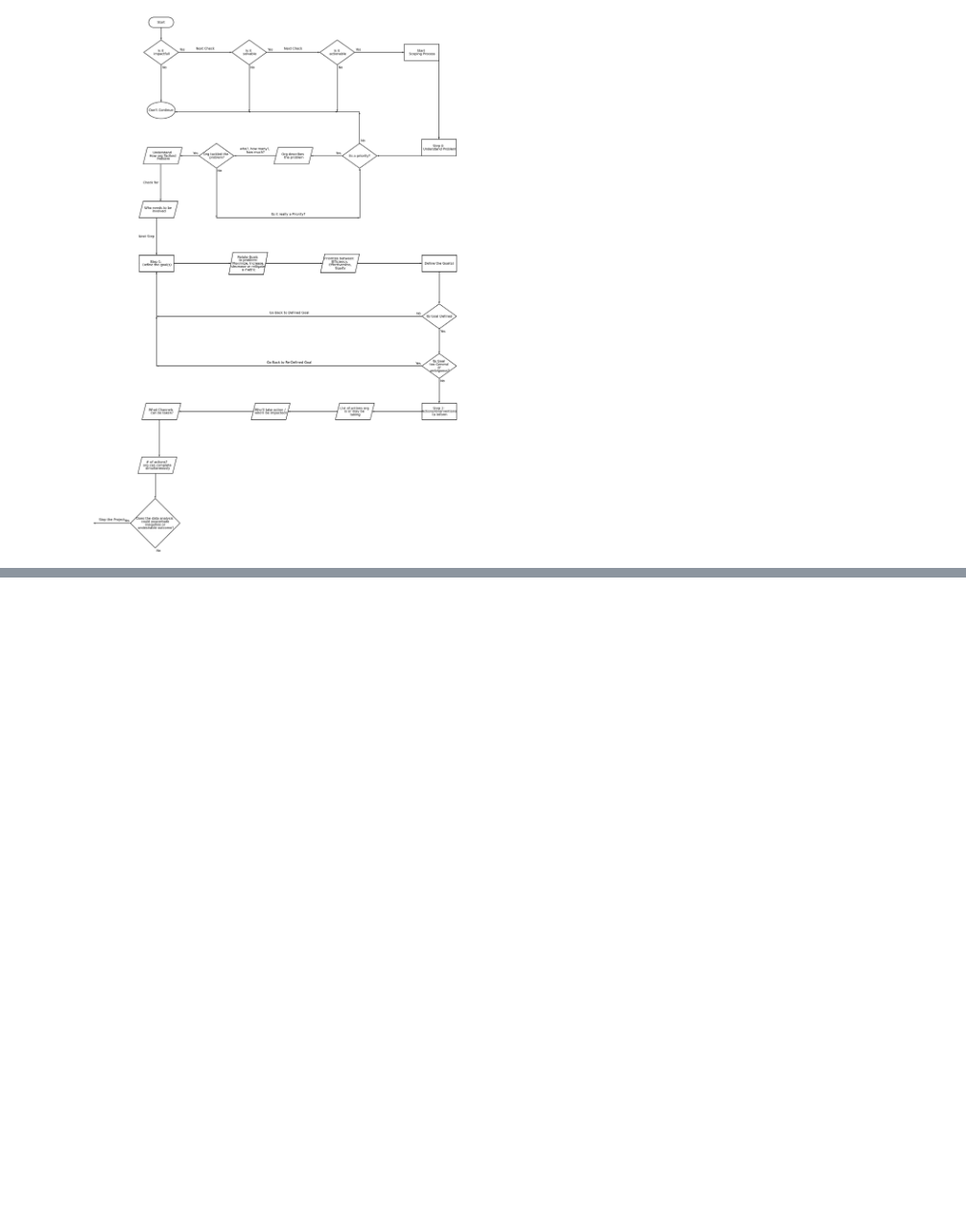
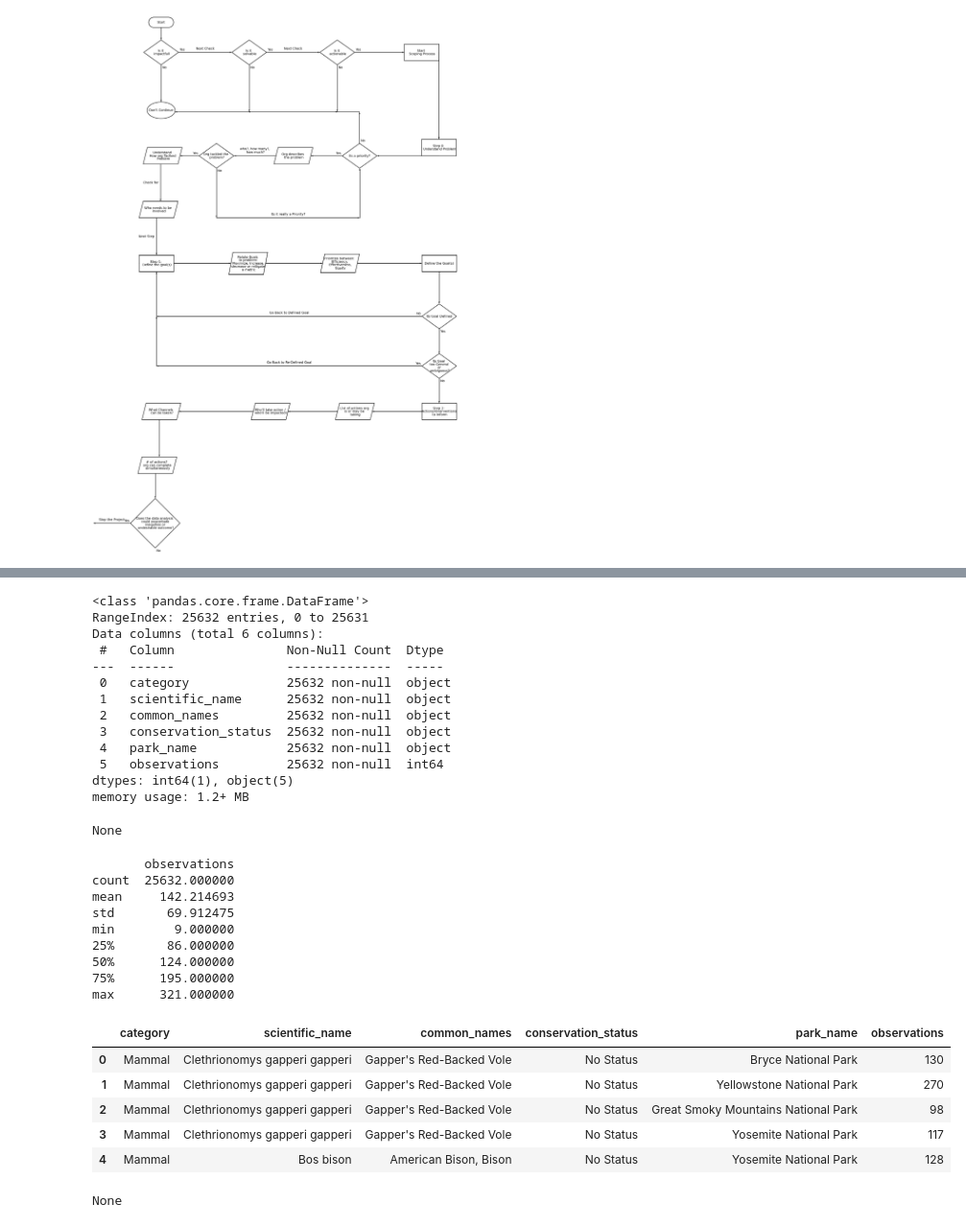
Before and after one commit to WillduaD98/portfolioDataAnalysisWillDua, a Jupyter notebook: biodiversity.ipynb, the cells around one changed output, grey strips where cells are left out. Shown at 96% size. Drawn from its saved outputs; the diff is of its cells as text; code cells hidden in the pictures; blank space fills up the shorter version.

```diff
--- a/biodiversity.ipynb
+++ b/biodiversity.ipynb
@@ -180,0 +417,5 @@ with schemdraw.Drawing() as d:
+# %%
+# Now we know that the missing values in conservation_status is that they are not in a conservation_status
+# Lets change the NaN Values for a 'Not in danger'
+
+species_file['conservation_status'] = species_file['conservation_status'].fillna('No Status')
@@ -180,0 +438,38 @@ with schemdraw.Drawing() as d:
+# %%
+df_list.append(observations_file)
+plants_df = pd.merge(species_file, observations_file, on='scientific_name')
+# %%
+display(plants_df.info())
+print(plants_df.describe())
+print(display(plants_df.head()))
+# %% [output]
+<class 'pandas.core.frame.DataFrame'>
+RangeIndex: 25632 entries, 0 to 25631
+Data columns (total 6 columns):
+ #   Column               Non-Null Count  Dtype
+---  ------               --------------  -----
+ 0   category             25632 non-null  object
+ 1   scientific_name      25632 non-null  object
+ 2   common_names         25632 non-null  object
+ 3   conservation_status  25632 non-null  object
+ 4   park_name            25632 non-null  object
+ 5   observations         25632 non-null  int64
+dtypes: int64(1), object(5)
+memory usage: 1.2+ MB
+None
+       observations
+count  25632.000000
+mean     142.214693
+std       69.912475
+min        9.000000
+25%       86.000000
+50%      124.000000
+75%      195.000000
+max      321.000000
+|  | category | scientific_name | common_names | conservation_status | park_name | observations |
+| 0 | Mammal | Clethrionomys gapperi gapperi | Gapper's Red-Backed Vole | No Status | Bryce National Park | 130 |
+| 1 | Mammal | Clethrionomys gapperi gapperi | Gapper's Red-Backed Vole | No Status | Yellowstone National Park | 270 |
+| 2 | Mammal | Clethrionomys gapperi gapperi | Gapper's Red-Backed Vole | No Status | Great Smoky Mountains National Park | 98 |
+| 3 | Mammal | Clethrionomys gapperi gapperi | Gapper's Red-Backed Vole | No Status | Yosemite National Park | 117 |
+| 4 | Mammal | Bos bison | American Bison, Bison | No Status | Yosemite National Park | 128 |
+None
```
Also changed, not shown: parts of 17 cells of this notebook.
